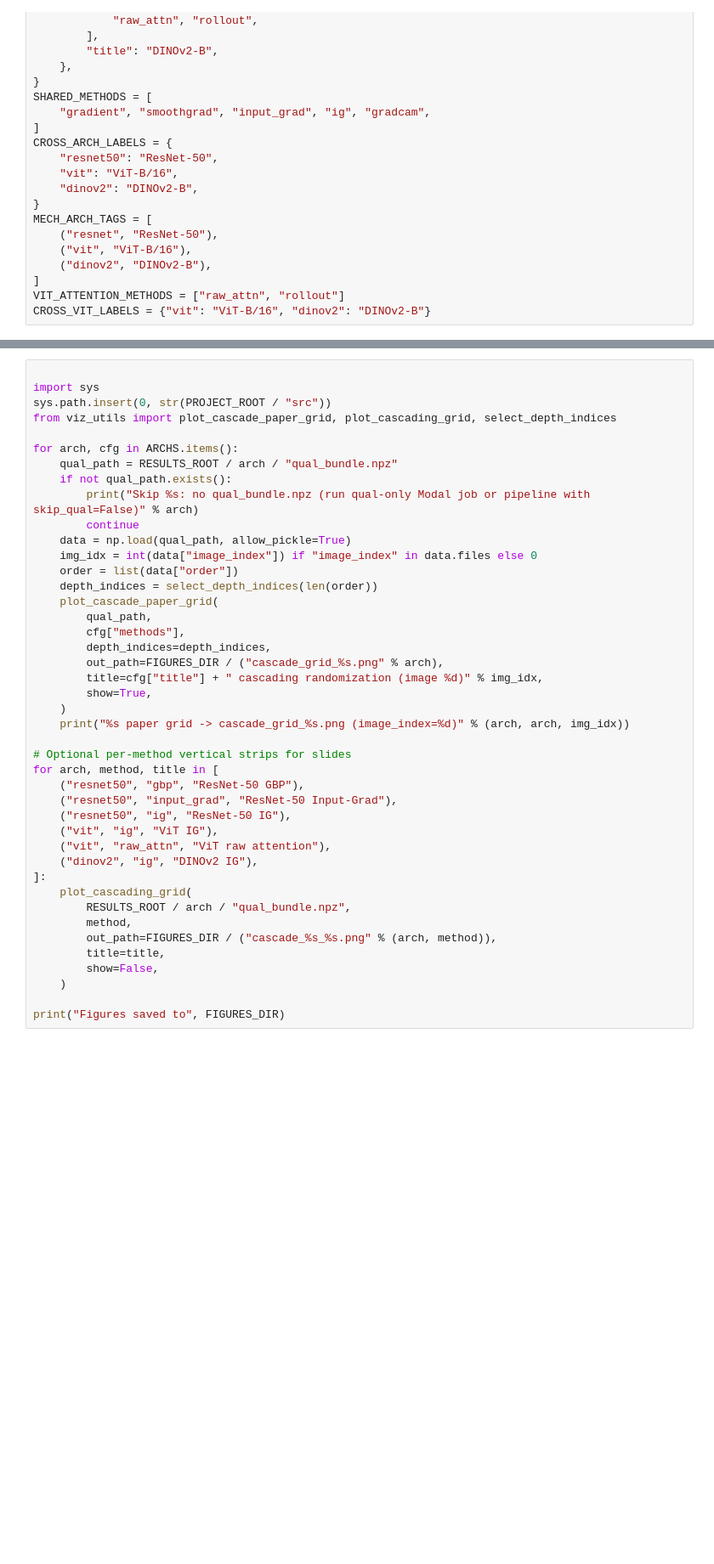
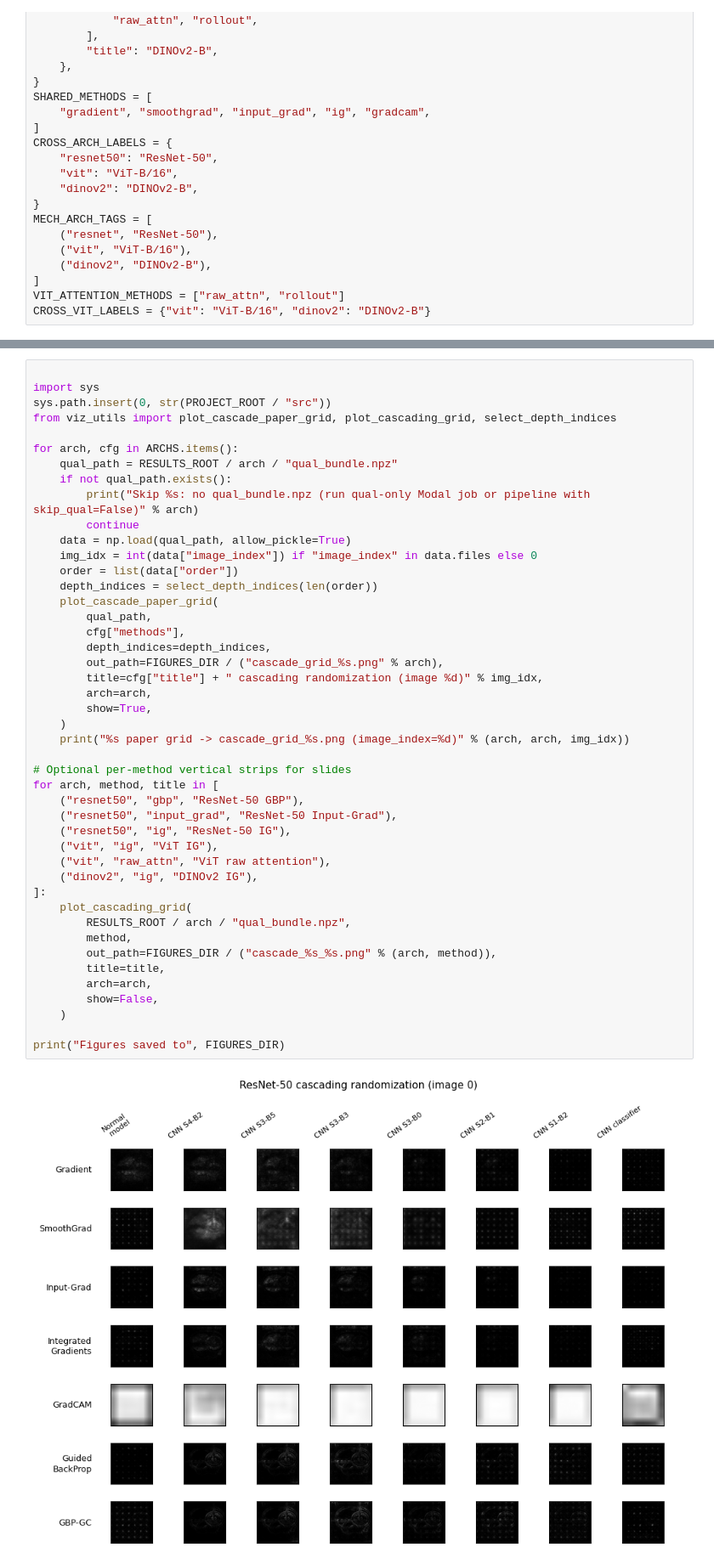
Before and after one commit to tranalexa/saliency_and_attention, a Jupyter notebook: notebooks/notebook_analysis.ipynb, the cells around one changed output, grey strips where cells are left out. Shown at 85% size. Drawn from its saved outputs; the diff is of its cells as text; blank space fills up the shorter version.

Commit message:
visual tools

```diff
--- a/notebooks/notebook_analysis.ipynb
+++ b/notebooks/notebook_analysis.ipynb
@@ -180,30 +195,34 @@ for arch, cfg in ARCHS.items():
     order = list(data["order"])
     depth_indices = select_depth_indices(len(order))
     plot_cascade_paper_grid(
         qual_path,
         cfg["methods"],
         depth_indices=depth_indices,
         out_path=FIGURES_DIR / ("cascade_grid_%s.png" % arch),
         title=cfg["title"] + " cascading randomization (image %d)" % img_idx,
+        arch=arch,
         show=True,
     )
     print("%s paper grid -> cascade_grid_%s.png (image_index=%d)" % (arch, arch, img_idx))
 
 # Optional per-method vertical strips for slides
 for arch, method, title in [
     ("resnet50", "gbp", "ResNet-50 GBP"),
     ("resnet50", "input_grad", "ResNet-50 Input-Grad"),
     ("resnet50", "ig", "ResNet-50 IG"),
     ("vit", "ig", "ViT IG"),
     ("vit", "raw_attn", "ViT raw attention"),
     ("dinov2", "ig", "DINOv2 IG"),
 ]:
     plot_cascading_grid(
         RESULTS_ROOT / arch / "qual_bundle.npz",
         method,
         out_path=FIGURES_DIR / ("cascade_%s_%s.png" % (arch, method)),
         title=title,
+        arch=arch,
         show=False,
     )
 
 print("Figures saved to", FIGURES_DIR)
+# %% [output]
+[figure, added]
```
Also changed, not shown: parts of 6 cells of this notebook, 2 other files.
